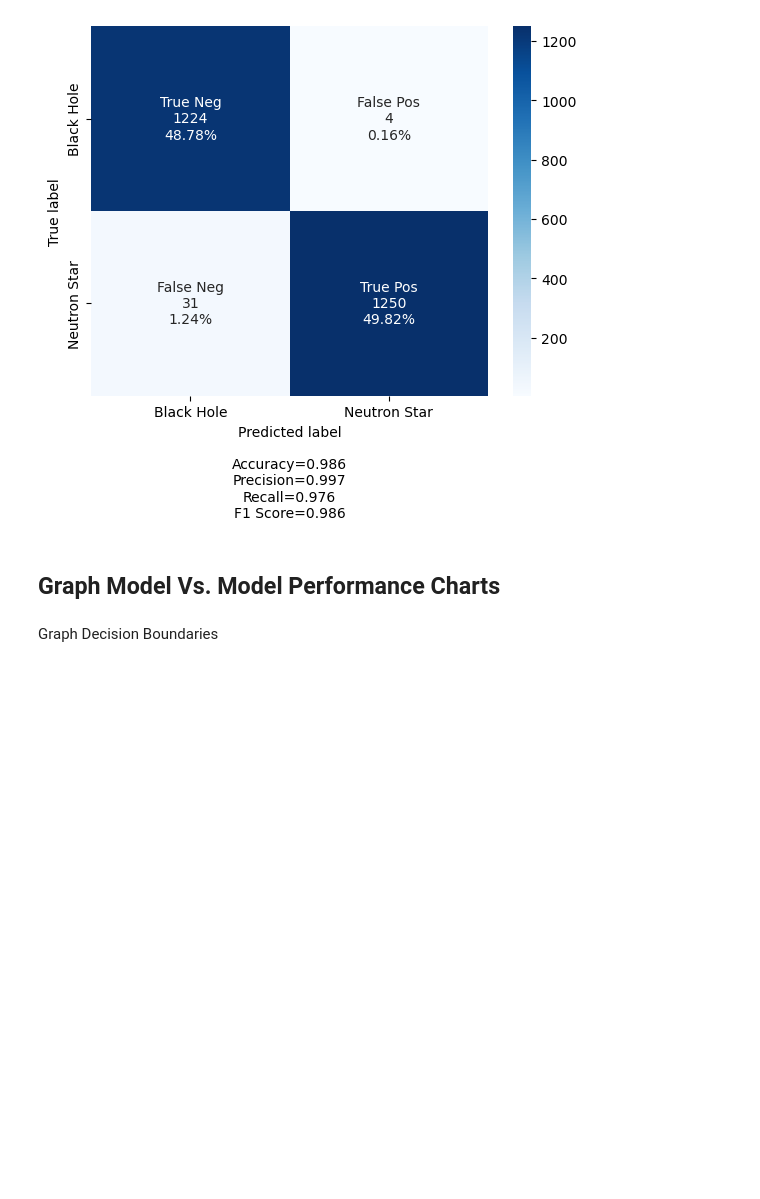
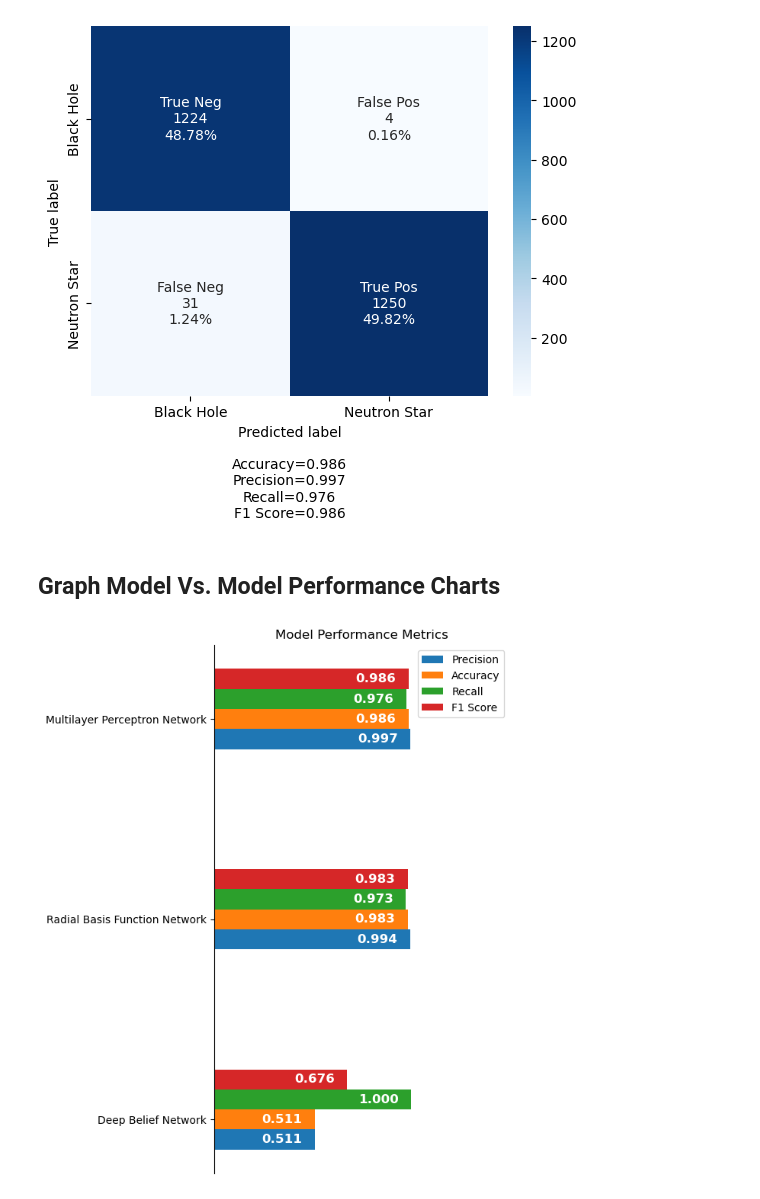
Before and after one commit to Rohit-K814307/Detection_of_Isolated_Mass_gap_Black_Holes_Through_Data_driven_Analysis, a Jupyter notebook: Master.ipynb, the cells around one changed output. Drawn from its saved outputs; the diff is of its cells as text; code cells hidden in the pictures; blank space fills up the shorter version.

```diff
--- a/Master.ipynb
+++ b/Master.ipynb
@@ -1172,5 +1172,37 @@ confmatr(model=mpnet,X_test=X_test,y_true=Y_test,net="mlp")
 [figure]
 # %% [markdown]
 ## Graph Model Vs. Model Performance Charts
-# %% [markdown]
-Graph Decision Boundaries
+# %%
+models = ("Deep Belief Network", "Radial Basis Function Network", "Multilayer Perceptron Network")
+data_barChart = {"Precision":[0.511,0.994,0.997],
+        "Accuracy":[0.511,0.983,0.986],
+        "Recall":[1,0.973,0.976],
+        "F1 Score":[0.676,0.983,0.986]
+        }
+# %%
+x = np.arange(3)  # the label locations
+width = 0.1  # the width of the bars
+multiplier = 0
+
+fig, ax = plt.subplots(figsize=(5,9))
+
+for attribute, measurement in data_barChart.items():
+    offset = width * multiplier
+    rects = ax.barh(x + offset, measurement, width, label=attribute)
+    ax.bar_label(rects,padding=-50, color='white',
+             fontsize=12, label_type='edge', fmt='%.3f',
+            fontweight='bold')
+    multiplier += 1
+
+# Add some text for labels, title and custom x-axis tick labels, etc.
+ax.set_xlabel('Score')
+ax.set_title('Model Performance Metrics')
+ax.set_yticks(x + width, models)
+ax.legend(loc='upper right', ncols=1)
+ax.set_xlim(0, 1.5)
+ax.spines[['right', 'top', 'bottom']].set_visible(False)
+ax.xaxis.set_visible(False)
+
+plt.show()
+# %% [output]
+[figure, added]
```
Also changed, not shown: 1 other file.
